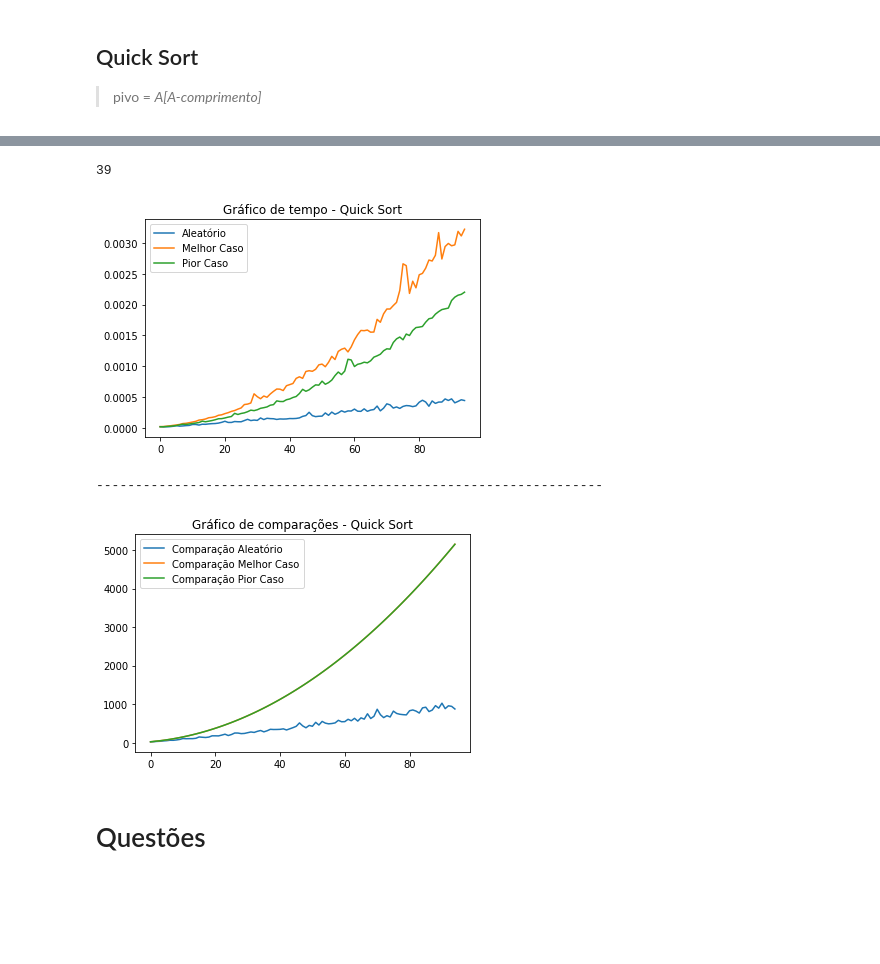
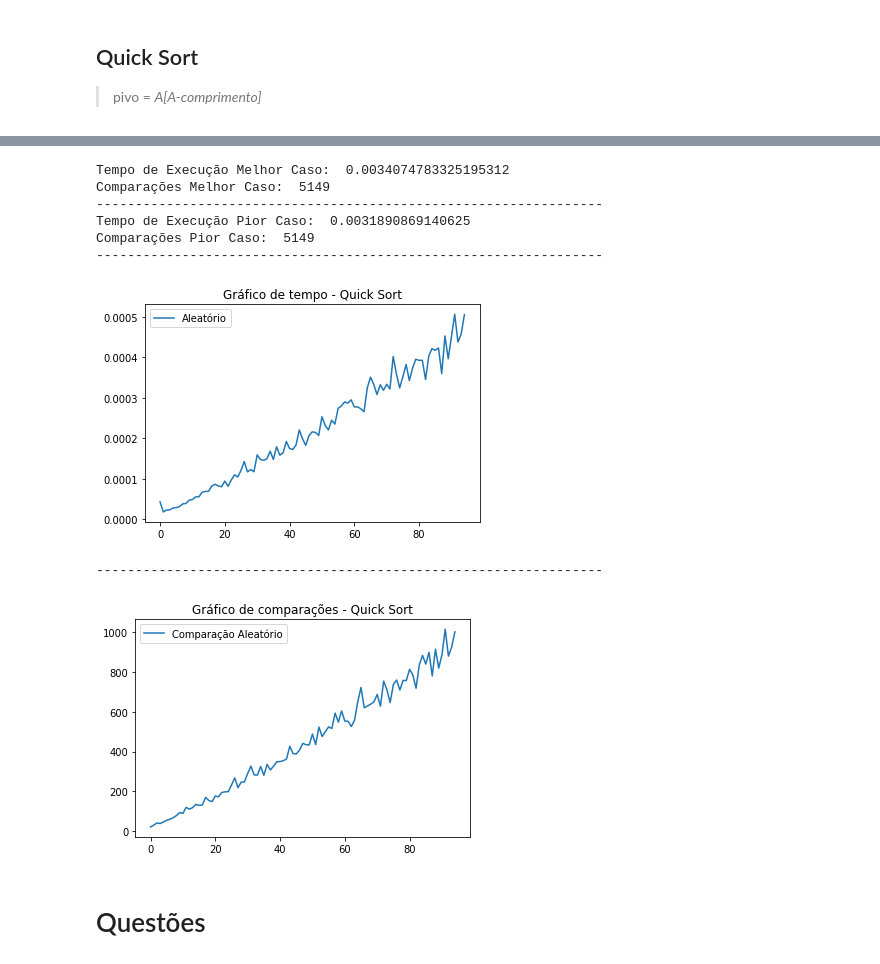
Before and after one commit to Arthss/Exerc-cio-de-CPA, a Jupyter notebook: Exercício_de_CPA.ipynb, the cells around one changed output, grey strips where cells are left out. Saved outputs shown, nothing was run; the diff lists cells and outputs as text; code cells hidden in the pictures; blank space fills up the shorter version.

Commit message:
Ajustes do Exercício de QuickSort

```diff
--- a/Exercício_de_CPA.ipynb
+++ b/Exercício_de_CPA.ipynb
@@ -541,66 +472,66 @@ def particao(a, ini, fim):
 
     return ini - 1, contador
 
-a = [8, 5, 12, 55, 3, 7, 82, 44]
-print(quick_sort(a, 0)[1])
 
 tempoAleatorio = []
 comparacoesAleatorio = []
 for a in range(5,100):
   aleatorio = geraArrayAleatorio(a)
 
   inicio = time.time()
   aux = quick_sort(aleatorio, 0)
   fim = time.time()
 
   tempoExecucao = fim - inicio
   tempoAleatorio.append(tempoExecucao)
   comparacoesAleatorio.append(aux[1])
 
-tempoMelhorCaso = []
-comparacoesMelhorCaso = []
-for a in range(5,100):
-  melhorCaso = np.arange(a)
 
-  inicio = time.time()
-  aux = quick_sort(melhorCaso, 0)
-  fim = time.time()
+melhorCaso = np.arange(a)
 
-  tempoExecucao = fim - inicio
-  tempoMelhorCaso.append(tempoExecucao)
-  comparacoesMelhorCaso.append(aux[1])
+inicio = time.time()
+aux = quick_sort(melhorCaso, 0)
+fim = time.time()
 
-tempoPiorCaso = []
-comparacoesPiorCaso = []
-for a in range(5,100):
-  piorCaso = np.arange(a, 0, -1)
+tempoMelhorCaso = fim - inicio
+comparacoesMelhorCaso = aux[1]
 
-  inicio = time.time()
-  aux = quick_sort(piorCaso, 0)
-  fim = time.time()
 
-  tempoExecucao = fim - inicio
-  tempoPiorCaso.append(tempoExecucao)
-  comparacoesPiorCaso.append(aux[1])
 
+piorCaso = np.arange(a, 0, -1)
+
+inicio = time.time()
+aux = quick_sort(piorCaso, 0)
+fim = time.time()
+
+tempoPiorCaso = fim - inicio
+comparacoesPiorCaso = aux[1]
+
+print("Tempo de Execução Melhor Caso: ", tempoMelhorCaso)
+print("Comparações Melhor Caso: ", comparacoesMelhorCaso)
+print("-----------------------------------------------------------------")
+print("Tempo de Execução Pior Caso: ", tempoPiorCaso)
+print("Comparações Pior Caso: ", comparacoesPiorCaso)
+print("-----------------------------------------------------------------")
 plt.plot(tempoAleatorio, label = 'Aleatório')
-plt.plot(tempoMelhorCaso, label = 'Melhor Caso')
-plt.plot(tempoPiorCaso, label = 'Pior Caso')
 plt.title('Gráfico de tempo - Quick Sort')
 plt.legend()
 plt.show()
 print("-----------------------------------------------------------------")
 plt.plot(comparacoesAleatorio, label = 'Comparação Aleatório')
-plt.plot(comparacoesMelhorCaso, label = 'Comparação Melhor Caso')
-plt.plot(comparacoesPiorCaso, label = 'Comparação Pior Caso')
 plt.title('Gráfico de comparações - Quick Sort')
 plt.legend()
 plt.show()
 # %% [output]
-39
+Tempo de Execução Melhor Caso:  0.0034074783325195312
+Comparações Melhor Caso:  5149
+-----------------------------------------------------------------
+Tempo de Execução Pior Caso:  0.0031890869140625
+Comparações Pior Caso:  5149
+-----------------------------------------------------------------
-[figure, old version]
+[figure, new version]
 -----------------------------------------------------------------
-[figure, old version]
+[figure, new version]
 # %% [markdown]
 # Questões
 # %% [markdown]
```
Also changed, not shown: parts of 1 cell of this notebook.
